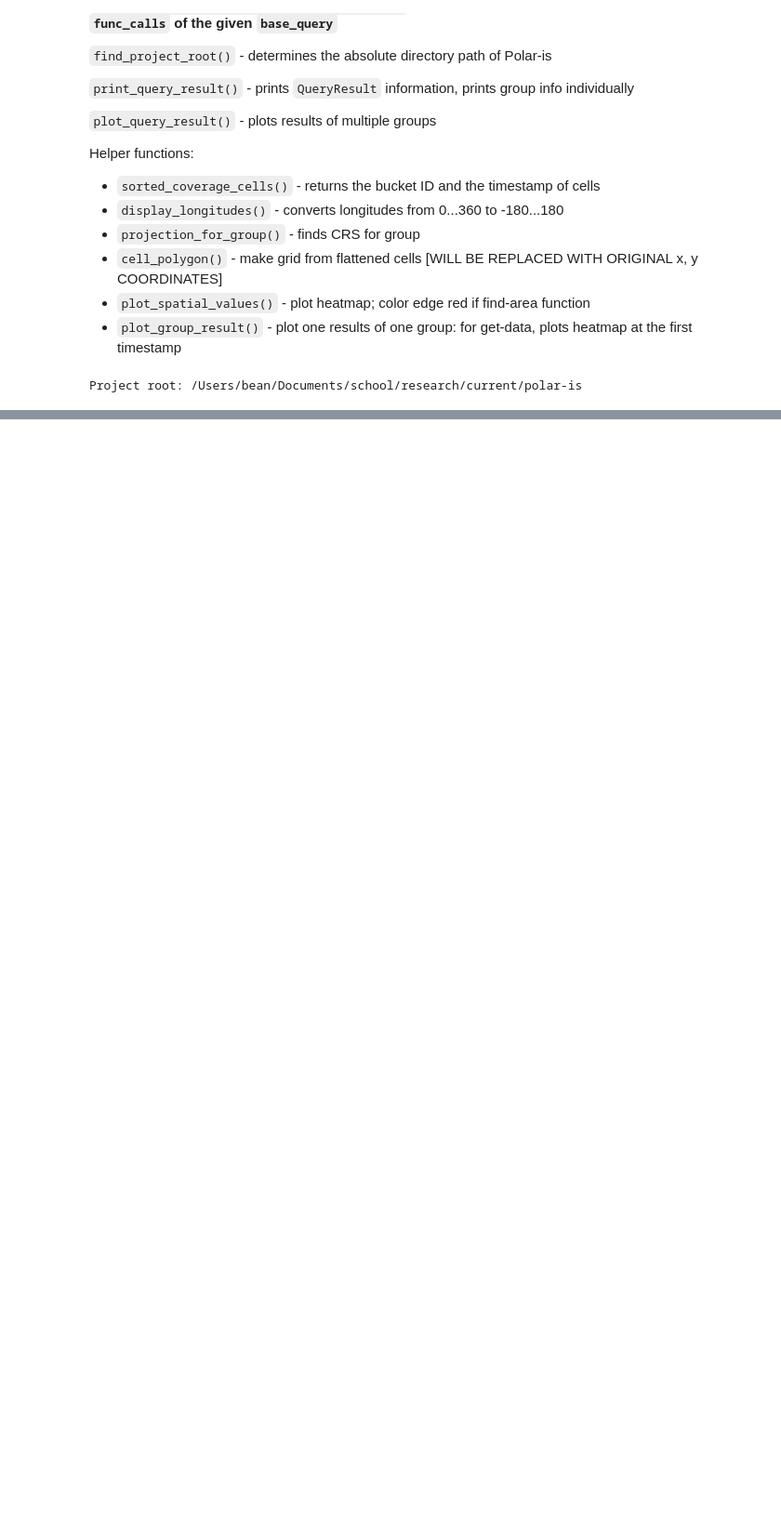
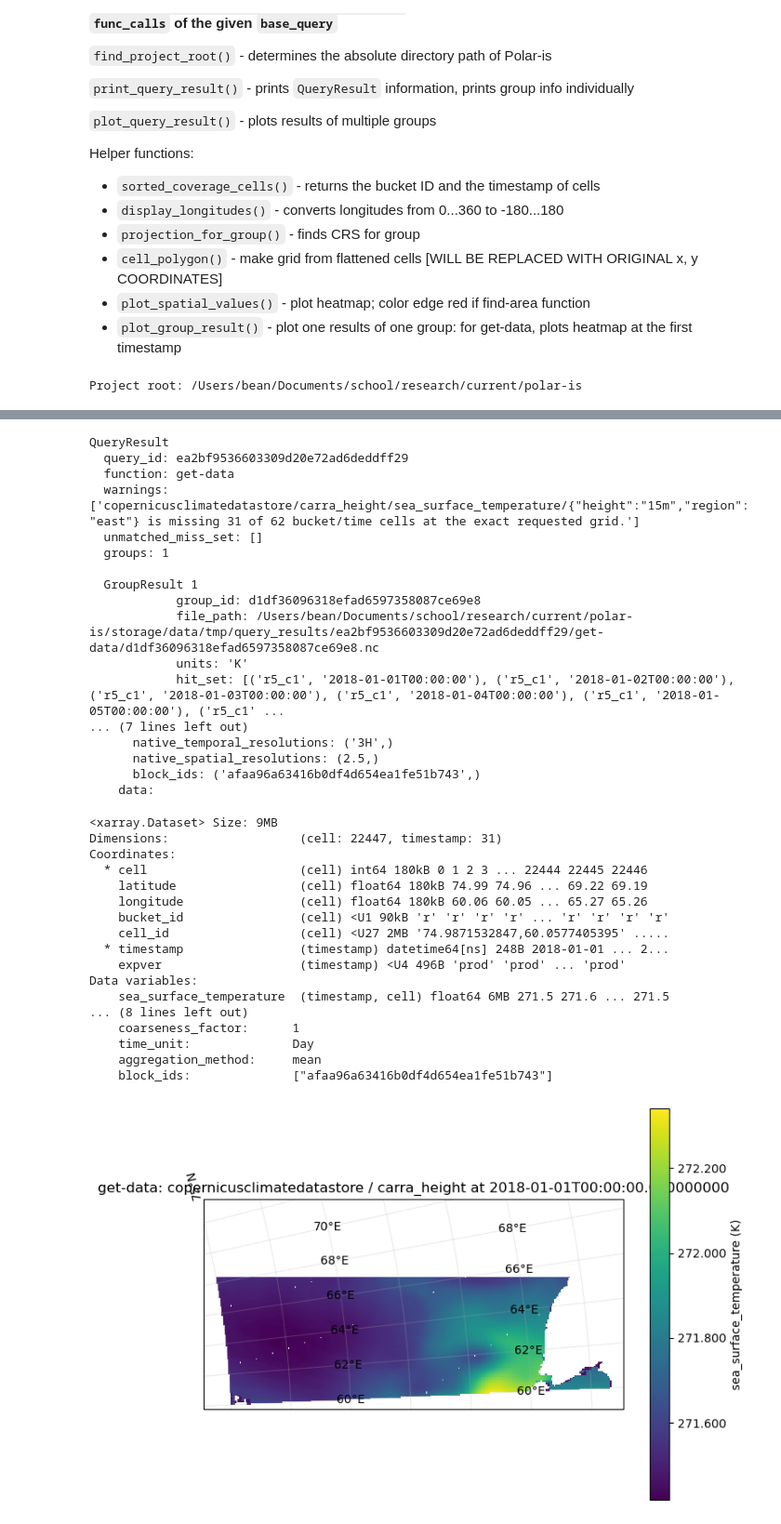
Before and after one commit to ana-e-uk/polar-is, a Jupyter notebook: storage/query_data/query_executor_demo.ipynb, the cells around one changed output, grey strips where cells are left out. Shown at 93% size. Saved outputs shown, nothing was run; the diff lists cells and outputs as text; code cells hidden in the pictures; blank space fills up the shorter version.

```diff
--- a/storage/query_data/query_executor_demo.ipynb
+++ b/storage/query_data/query_executor_demo.ipynb
@@ -347,0 +654,3 @@ ALL_MISSES = {
+# %%
+some_misses = run_scenario(SOME_MISSES, FUNCTION_CALLS[:1])
+# %% [output]
@@ -347,0 +672,35 @@ ALL_MISSES = {
+QueryResult
+  query_id: ea2bf9536603309d20e72ad6deddff29
+  function: get-data
+  warnings: ['copernicusclimatedatastore/carra_height/sea_surface_temperature/{"height":"15m","region":"east"} is missing 31 of 62 bucket/time cells at the exact requested grid.']
+  unmatched_miss_set: []
+  groups: 1
+
+  GroupResult 1
+            group_id: d1df36096318efad6597358087ce69e8
+            file_path: /Users/bean/Documents/school/research/current/polar-is/storage/data/tmp/query_results/ea2bf9536603309d20e72ad6deddff29/get-data/d1df36096318efad6597358087ce69e8.nc
+            units: 'K'
+            hit_set: [('r5_c1', '2018-01-01T00:00:00'), ('r5_c1', '2018-01-02T00:00:00'), ('r5_c1', '2018-01-03T00:00:00'), ('r5_c1', '2018-01-04T00:00:00'), ('r5_c1', '2018-01-05T00:00:00'), ('r5_c1' ...
+... (7 lines left out)
+      native_temporal_resolutions: ('3H',)
+      native_spatial_resolutions: (2.5,)
+      block_ids: ('afaa96a63416b0df4d654ea1fe51b743',)
+    data:
+<xarray.Dataset> Size: 9MB
+Dimensions:                  (cell: 22447, timestamp: 31)
+Coordinates:
+  * cell                     (cell) int64 180kB 0 1 2 3 ... 22444 22445 22446
+    latitude                 (cell) float64 180kB 74.99 74.96 ... 69.22 69.19
+    longitude                (cell) float64 180kB 60.06 60.05 ... 65.27 65.26
+    bucket_id                (cell) <U1 90kB 'r' 'r' 'r' 'r' ... 'r' 'r' 'r' 'r'
+    cell_id                  (cell) <U27 2MB '74.9871532847,60.0577405395' .....
+  * timestamp                (timestamp) datetime64[ns] 248B 2018-01-01 ... 2...
+    expver                   (timestamp) <U4 496B 'prod' 'prod' ... 'prod'
+Data variables:
+    sea_surface_temperature  (timestamp, cell) float64 6MB 271.5 271.6 ... 271.5
+... (8 lines left out)
+    coarseness_factor:      1
+    time_unit:              Day
+    aggregation_method:     mean
+    block_ids:              ["afaa96a63416b0df4d654ea1fe51b743"]
+[figure, added]
```
Also changed, not shown: parts of 26 cells of this notebook.
